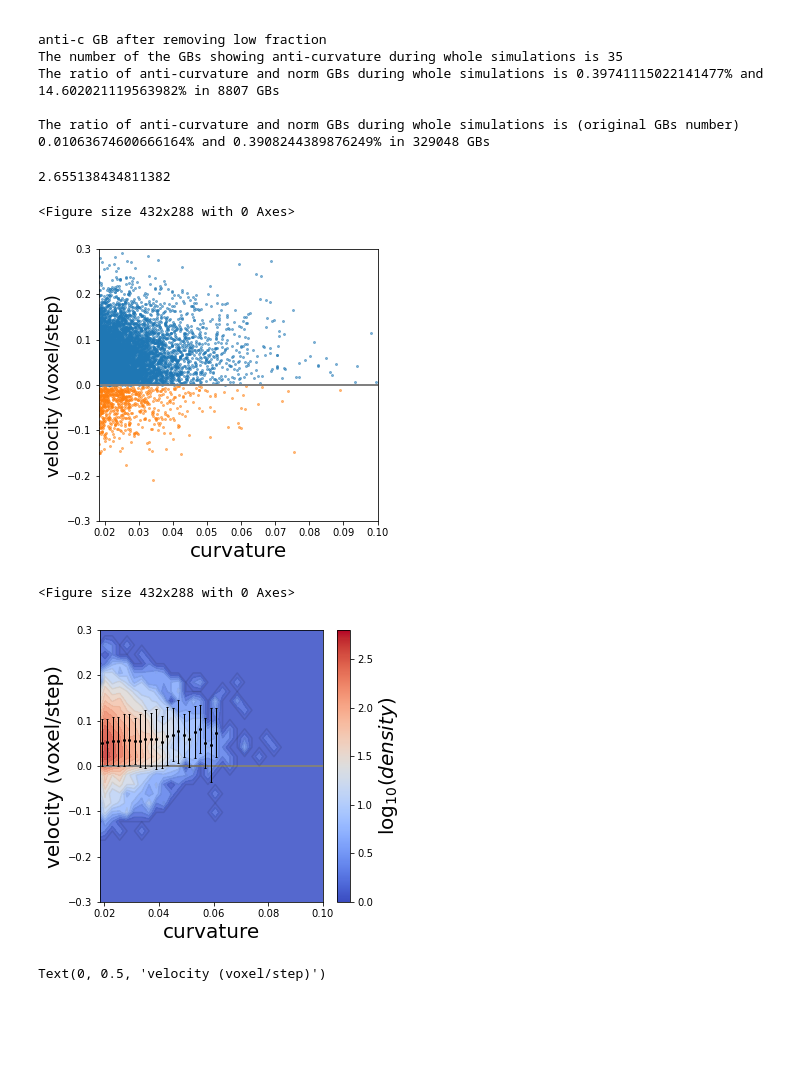
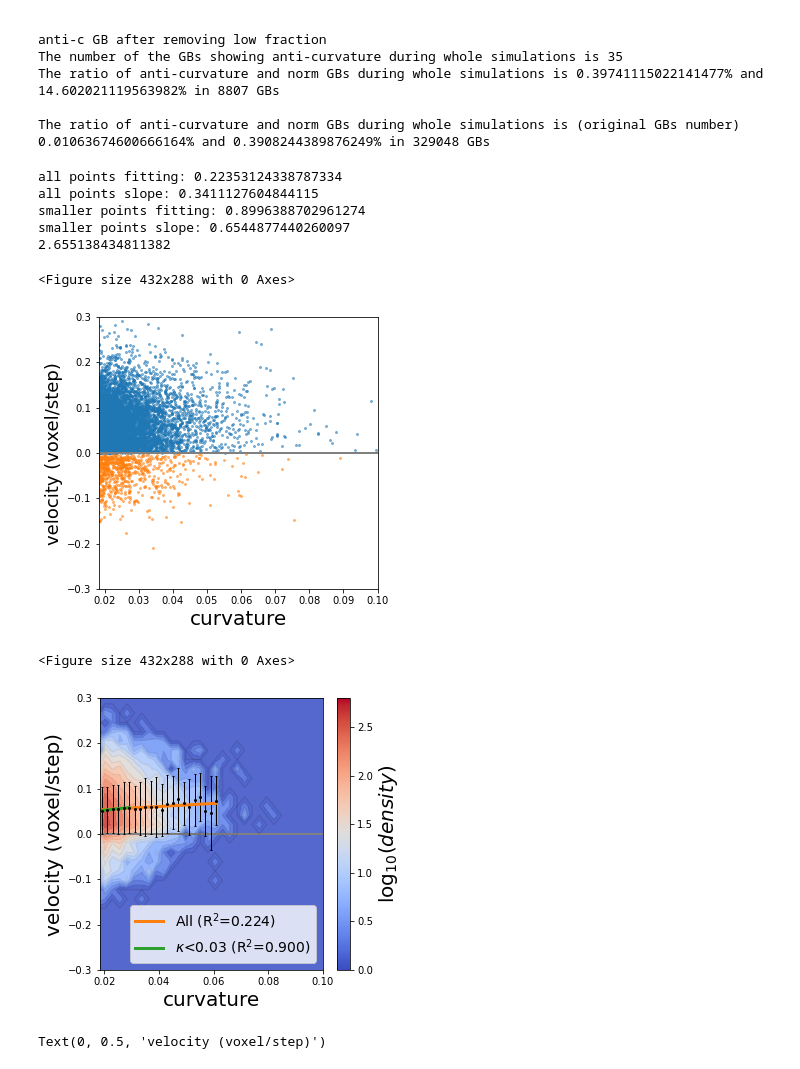
Before and after one commit to Linwitness/VECTOR, a Jupyter notebook: examples/GB_velocity/GB_velocity_anti_curvature_I.ipynb, the cells around one changed output. Saved outputs shown, nothing was run; the diff lists cells and outputs as text; code cells hidden in the pictures; blank space fills up the shorter version.

```diff
--- a/examples/GB_velocity/GB_velocity_anti_curvature_I.ipynb
+++ b/examples/GB_velocity/GB_velocity_anti_curvature_I.ipynb
@@ -942,34 +942,66 @@ The ratio of anti-curvature and norm GBs during whole simulations is (original G
             velocity_bin_means[i] = velocity_bin_sums[i] / curvature_bin_counts[i]
             velocity_bin_stds[i] = np.sqrt((velocity_bin_squared_sums[i] / curvature_bin_counts[i]) - velocity_bin_means[i]**2)
 
     figure_name_all = f"figures/2D_velocity_signedcurvature_hot_{case_name}_5d.png"
     plt.figure()
     fig = plt.figure(figsize=(5, 5))
     plt.plot([curvature_limit,0.5],[0,0],'-',color='grey',linewidth=2)
     X, Y = np.meshgrid(x_centers, y_centers)
     hist.T[hist.T==0] = 1
     plt.contour(X, Y, np.log10(hist.T), levels=20, cmap='gray', alpha=0.1,vmin=0,vmax=2.8)
     ax2 = plt.contourf(X, Y, np.log10(hist.T), levels=20, cmap='coolwarm', alpha=0.9,vmin=0,vmax=2.8)
     sm = plt.cm.ScalarMappable(cmap='coolwarm',norm=plt.Normalize(vmin=0,vmax=2.8))
     cbar = plt.colorbar(sm)
     cbar.set_label(u"$\log_{10}(density)$", fontsize=20)
 
     valid_bins = curvature_bin_counts > 10
     plt.errorbar(curvature_coordinate[valid_bins], velocity_bin_means[valid_bins], yerr=velocity_bin_stds[valid_bins],
              fmt='o', color='k', linewidth=1, capsize=1, ecolor='black', markersize=2)
 
+    # Linear fit for all valid bins
+    x_all = curvature_coordinate[valid_bins]
+    y_all = velocity_bin_means[valid_bins]
+    p_all = np.polyfit(x_all, y_all, 1)
+    y_pred_all = np.polyval(p_all, x_all)
+    r2_all = 1 - np.sum((y_all - y_pred_all)**2) / np.sum((y_all - np.mean(y_all))**2)
+    print(f"all points fitting: {r2_all}")
+    print(f"all points slope: {p_all[0]}")
+
+    # Linear fit for valid bins with curvature < 0.05
+    mask_sub = x_all < 0.03
+    x_sub = x_all[mask_sub]
+    y_sub = y_all[mask_sub]
+    if len(x_sub) > 1:
+        p_sub = np.polyfit(x_sub, y_sub, 1)
+        y_pred_sub = np.polyval(p_sub, x_sub)
+        r2_sub = 1 - np.sum((y_sub - y_pred_sub)**2) / np.sum((y_sub - np.mean(y_sub))**2)
+    else:
+        r2_sub = np.nan
+    print(f"smaller points fitting: {r2_sub}")
+    print(f"smaller points slope: {p_sub[0]}")
+
+    # Plot linear fits
+    plt.plot(x_all, y_pred_all, '-', color='C1', linewidth=3, label=rf'All (R$^2$={r2_all:.3f})')
+    if len(x_sub) > 1:
+        plt.plot(x_sub, y_pred_sub, '-', color='C2', linewidth=3, label=rf'$\kappa$<0.03 (R$^2$={r2_sub:.3f})')
+    plt.legend(loc='lower right', fontsize=14)
+
     plt.xlabel("curvature", fontsize=20)
     plt.ylabel("velocity (voxel/step)", fontsize=20)
     plt.xlim([curvature_limit,0.1])
     plt.ylim([-0.3,0.3])
     plt.savefig(figure_name_all, dpi=400,bbox_inches='tight')
     print(np.max(np.log10(hist.T)))
 # %% [output]
+all points fitting: 0.22353124338787334
+all points slope: 0.3411127604844115
+smaller points fitting: 0.8996388702961274
+smaller points slope: 0.6544877440260097
 2.655138434811382
 <Figure size 432x288 with 0 Axes>
 [figure]
 <Figure size 432x288 with 0 Axes>
-[figure, old version]
+[figure, new version]
 # %%
     # All in 1 figrue
     figure_name_all = f"figures/2D_velocity_signedcurvature_confi_{case_name}_5d.png"
```
Also changed, not shown: parts of 4 cells of this notebook, 19 other files.
